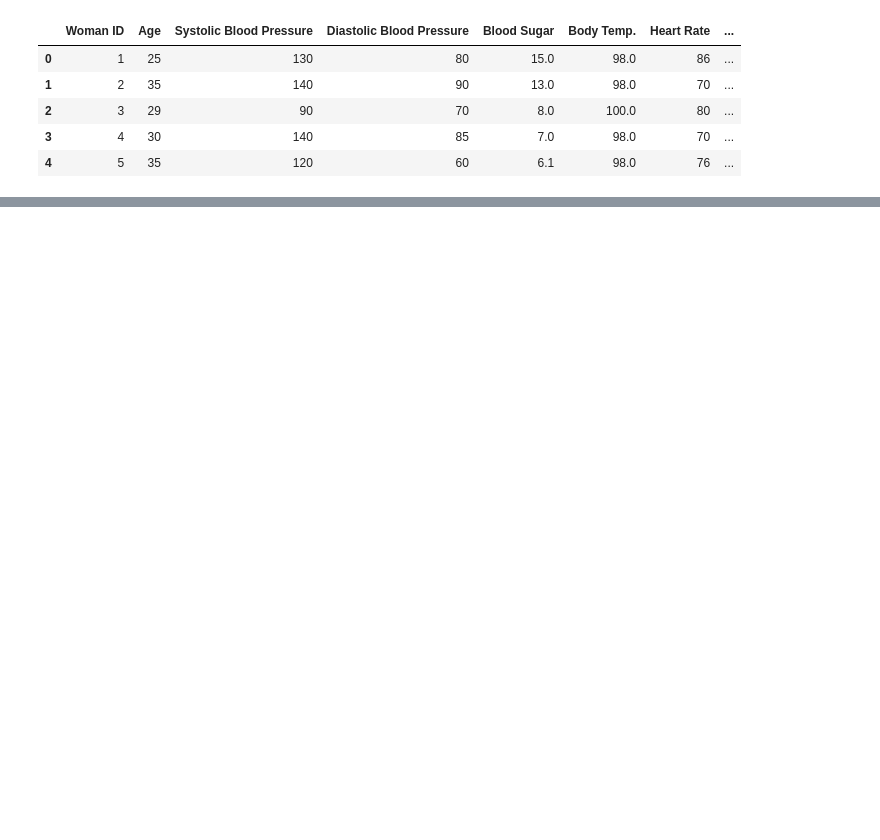
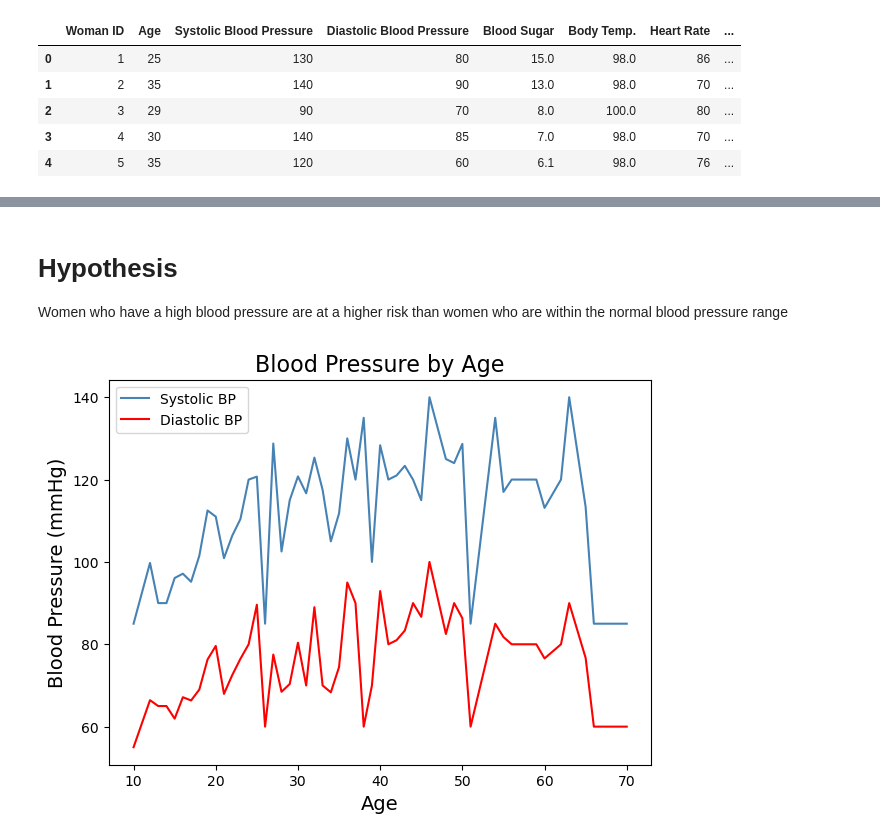
Before and after one commit to larissarmourap/Project1group3, a Jupyter notebook: MariaVillacreces.ipynb, the cells around one changed output, grey strips where cells are left out. Cells and saved outputs as stored; diff of their text form; code cells hidden in the pictures; blank space fills up the shorter version.

```diff
--- a/MariaVillacreces.ipynb
+++ b/MariaVillacreces.ipynb
@@ -43,6 +107,6 @@ maternal_health_df.head()
 # %%
 # Use .rename(columns={}) to rename columns
-renamed_df = maternal_health_df.rename(columns={"Woman_ID":"Woman ID",
+renamed_df = new_maternal_data_df.rename(columns={"Woman_ID":"Woman ID",
                                                 "BS":"Blood Sugar",
                                                 "SystolicBP":"Systolic Blood Pressure",
                                                 "DiastolicBP":"Diastolic Blood Pressure",
@@ -57,3 +121,9 @@ renamed_df.head()
 | 2 | 3 | 29 | 90 | 70 | 8.0 | 100.0 | 80 | ... |
 | 3 | 4 | 30 | 140 | 85 | 7.0 | 98.0 | 70 | ... |
 | 4 | 5 | 35 | 120 | 60 | 6.1 | 98.0 | 76 | ... |
+# %%
+# Create a new column "Blood Pressure" by combining "Systolic Blood Pressure" and "Diastolic Blood Pressure"
+renamed_df.loc[:, 'Blood Pressure'] = renamed_df['Systolic Blood Pressure'].astype(str) + '/' + renamed_df['Diastolic Blood Pressure'].astype(str)
+
+# Print
+renamed_df.head()
@@ -59,0 +137,6 @@ renamed_df.head()
+# %%
+# Clean Data: move the "Blood Pressure" column next to Diastolic Blood Pressure to organize the DataFrame.
+
+column_to_move = renamed_df.pop("Blood Pressure")
+renamed_df.insert(4, "Blood Pressure", column_to_move)
+renamed_df.head()
@@ -59,0 +155,3 @@ renamed_df.head()
+# %%
+maternal_bp = renamed_df[["Woman ID", "Age",  "Systolic Blood Pressure", "Diastolic Blood Pressure", 'Blood Pressure']]
+maternal_bp.head()
@@ -59,0 +203,24 @@ renamed_df.head()
+# %% [markdown]
+# Hypothesis
+
+Women who have a high blood pressure are at a higher risk than women who are within the normal blood pressure range
+# %%
+# Generate a line plot for BP
+grouped_bp = maternal_bp.groupby('Age')[['Systolic Blood Pressure', 'Diastolic Blood Pressure']].mean()
+
+# Plotting data
+plt.figure(figsize=(7, 5))
+plt.plot(grouped_bp['Systolic Blood Pressure'], linestyle='-', color='steelblue', label='Systolic BP')
+plt.plot(grouped_bp['Diastolic Blood Pressure'], linestyle='-', color='red', label='Diastolic BP')
+
+# Labeling
+plt.xlabel('Age', fontsize=14)
+plt.ylabel('Blood Pressure (mmHg)', fontsize=14)
+plt.title('Blood Pressure by Age', fontsize=16)
+plt.legend()
+
+# Print and save graph as .png
+plt.savefig('C:\\Users\\maria\\OneDrive\\hw\\Project01\\Project1group3\\Fig1.png')
+plt.show()
+# %% [output]
+[figure, added]
```
Also changed, not shown: parts of 51 cells of this notebook, 8 other files.
